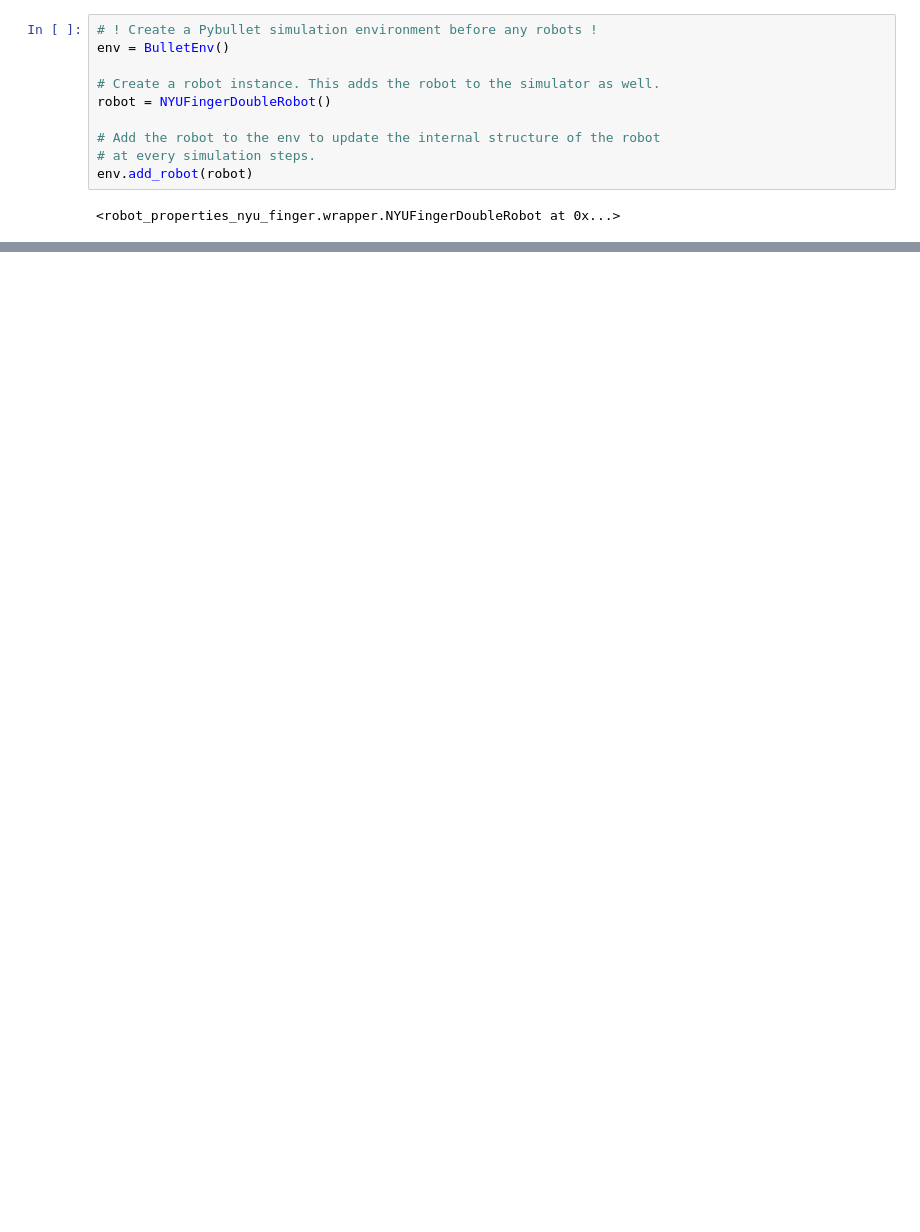
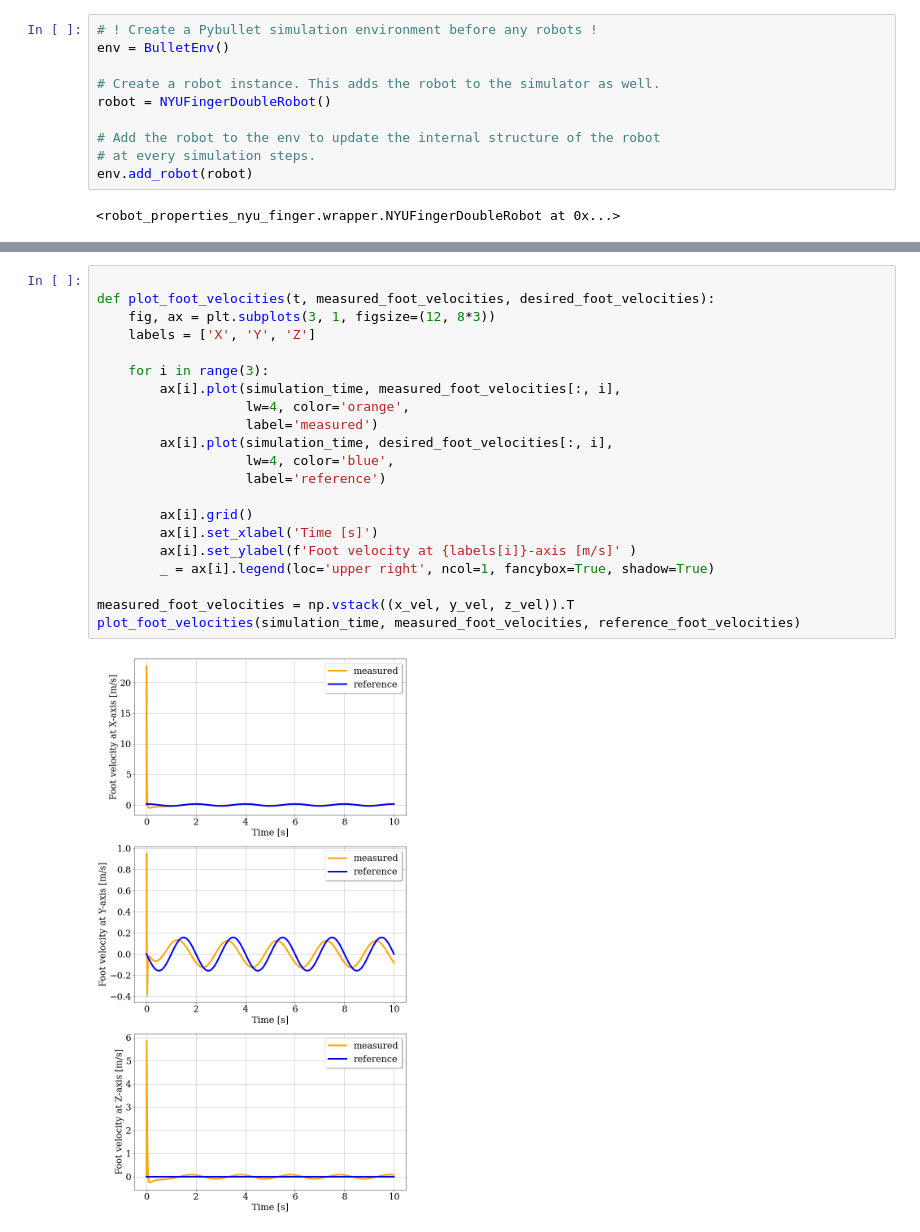
Before and after one commit to JerryWuZiJie/finger_skills, a Jupyter notebook: demos/playground.ipynb, the cells around one changed output, grey strips where cells are left out. Saved outputs shown, nothing was run; the diff lists cells and outputs as text; blank space fills up the shorter version.

```diff
--- a/demos/playground.ipynb
+++ b/demos/playground.ipynb
@@ -259,0 +258,23 @@ forces []
+# %%
+
+def plot_foot_velocities(t, measured_foot_velocities, desired_foot_velocities):
+    fig, ax = plt.subplots(3, 1, figsize=(12, 8*3))
+    labels = ['X', 'Y', 'Z']
+
+    for i in range(3):
+        ax[i].plot(simulation_time, measured_foot_velocities[:, i],
+                   lw=4, color='orange',
+                   label='measured')
+        ax[i].plot(simulation_time, desired_foot_velocities[:, i],
+                   lw=4, color='blue',
+                   label='reference')
+
+        ax[i].grid()
+        ax[i].set_xlabel('Time [s]')
+        ax[i].set_ylabel(f'Foot velocity at {labels[i]}-axis [m/s]' )
+        _ = ax[i].legend(loc='upper right', ncol=1, fancybox=True, shadow=True)
+
+measured_foot_velocities = np.vstack((x_vel, y_vel, z_vel)).T
+plot_foot_velocities(simulation_time, measured_foot_velocities, reference_foot_velocities)
+# %% [output]
+[figure, added]
```
Also changed, not shown: parts of 20 cells of this notebook.
